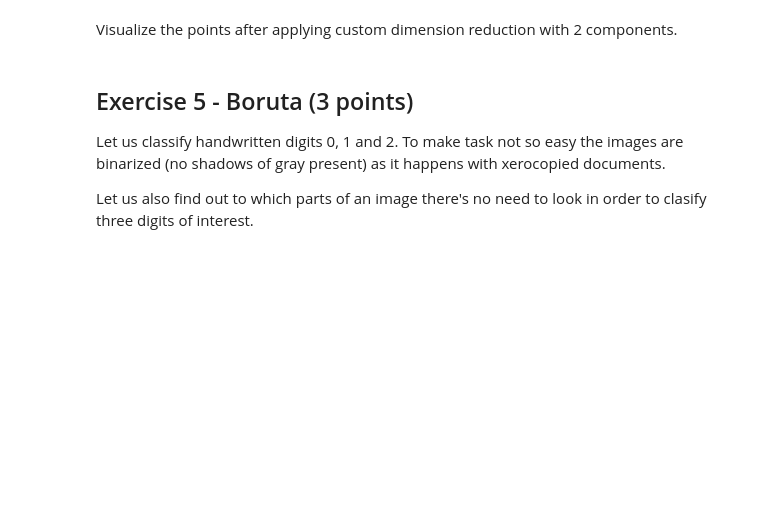
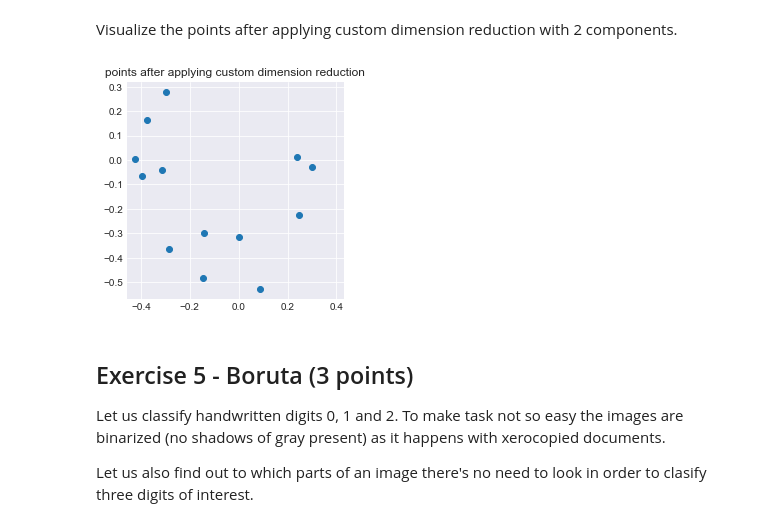
Before and after one commit to TatyanaMardvilko/6_feature_engineering_selection, a Jupyter notebook: homework.ipynb, the cells around one changed output. Drawn from its saved outputs; the diff is of its cells as text; code cells hidden in the pictures; blank space fills up the shorter version.

```diff
--- a/homework.ipynb
+++ b/homework.ipynb
@@ -424,6 +409,10 @@ assert np.allclose(x1@S@x1, 2.5110809296451233)
 ### Visualization (2 points)
 # %% [markdown]
 Visualize the points after applying custom dimension reduction with 2 components.
+# %%
+plot_scatter(x0, x1, auto_scaled=False, title='points after applying custom dimension reduction')
+# %% [output]
+[figure, added]
 # %% [markdown]
 ## Exercise 5 - Boruta (3 points)
 
```
Also changed, not shown: parts of 9 cells of this notebook.
